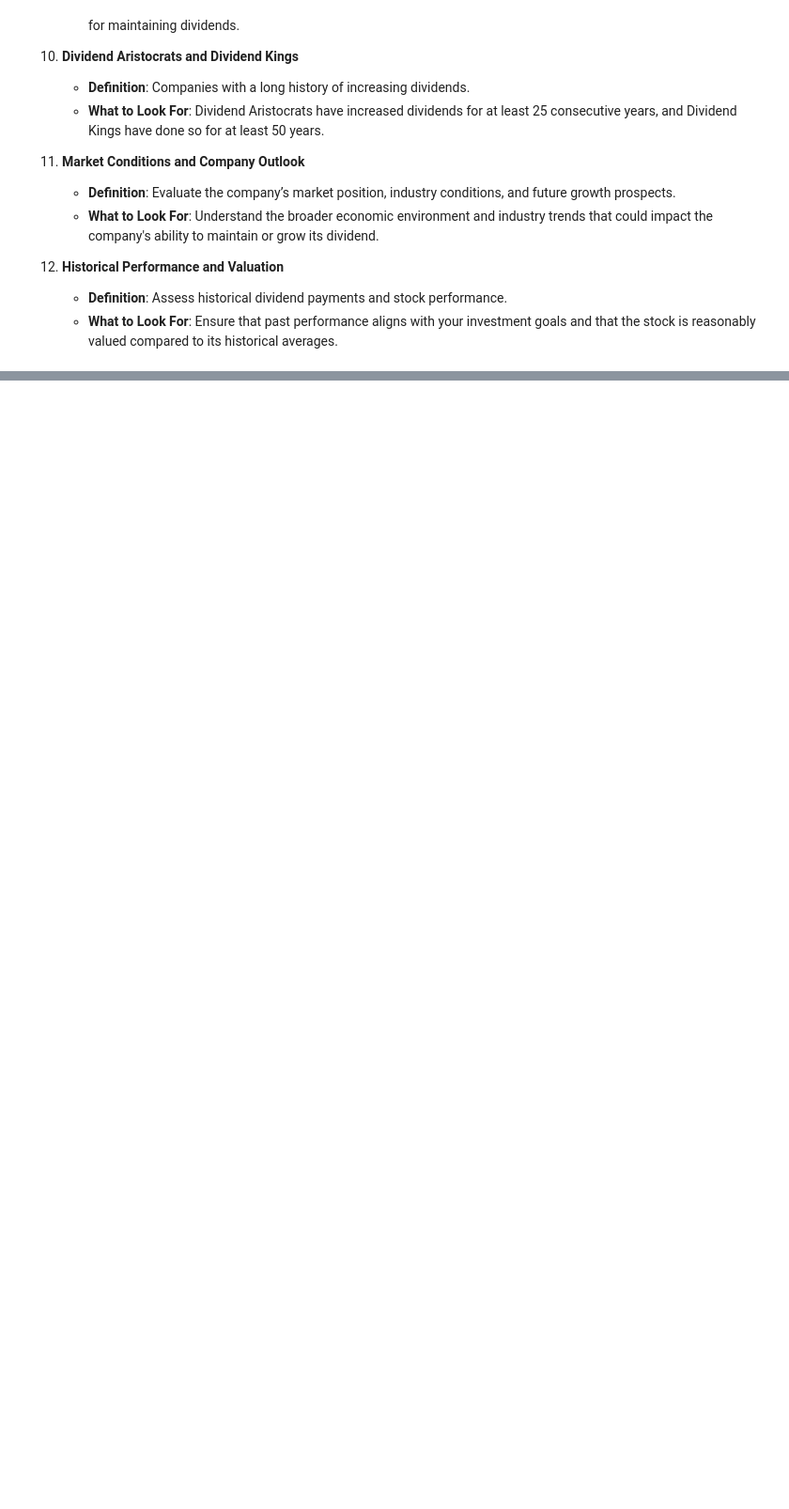
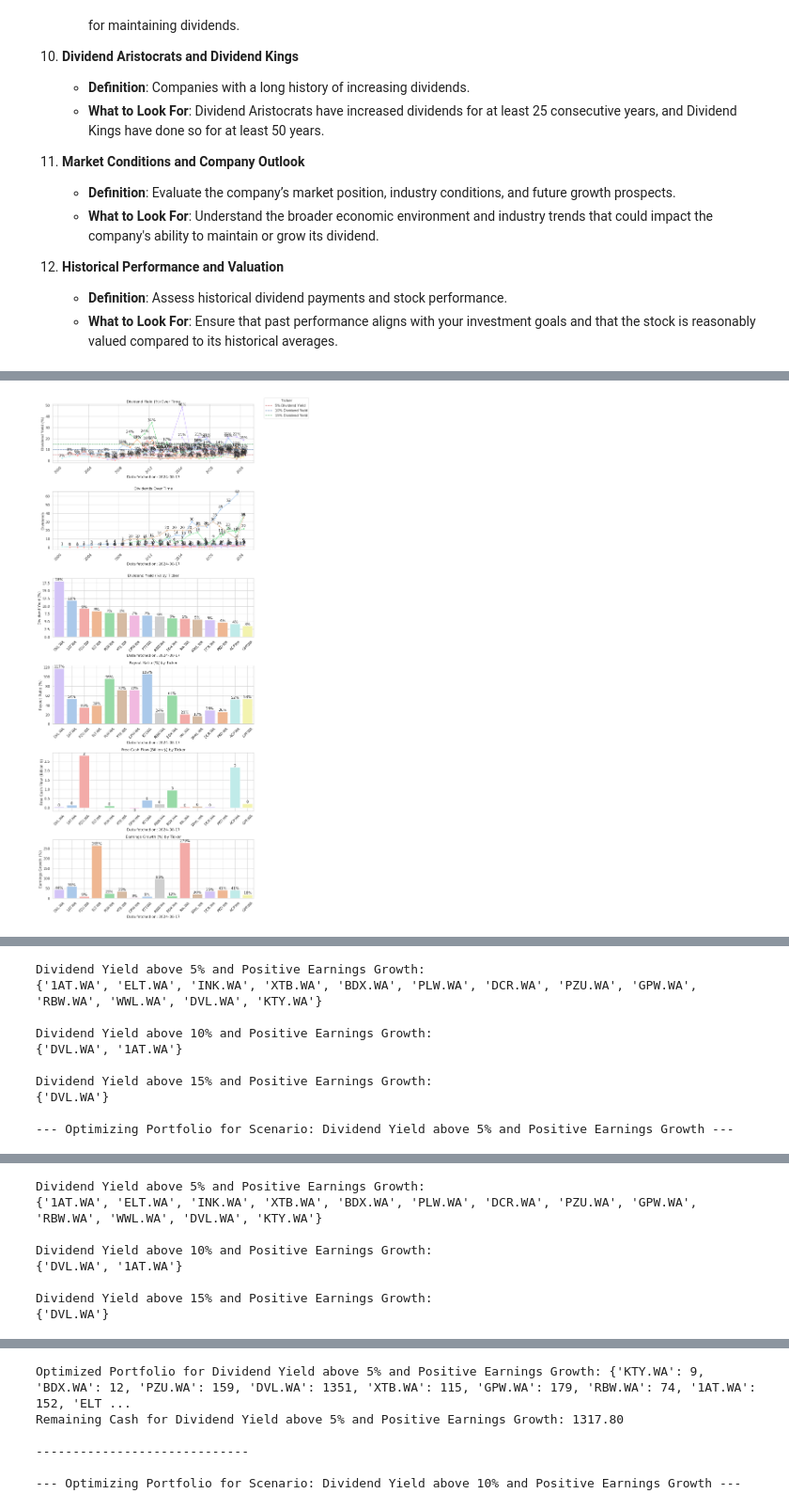
Before and after one commit to KonuTech/stooq, a Jupyter notebook: notebooks/002_dividends_OOP.ipynb, the cells around one changed output, grey strips where cells are left out. Shown at 94% size. Drawn from its saved outputs; the diff is of its cells as text; code cells hidden in the pictures; blank space fills up the shorter version.

Commit message:
added dividend OOP notebook

```diff
--- a/notebooks/002_dividends_OOP.ipynb
+++ b/notebooks/002_dividends_OOP.ipynb
@@ -473,0 +401,48 @@ for scenario, tickers_list in scenarios.items():
+# %%
+import logging
+
+# Ensure logging is configured
+logging.basicConfig(level=logging.INFO, format='%(asctime)s - %(levelname)s - %(message)s')
+
+# Define tickers
+tickers = [
+    'KTY.WA', 'PKO.WA', 'BDX.WA', 'PZU.WA', 'DVL.WA',
+    'XTB.WA', 'GPW.WA', 'RBW.WA', 'GPP.WA', 'ACP.WA',
+    '1AT.WA', 'ELT.WA', 'PLW.WA', 'INK.WA', 'DCR.WA',
+    'WWL.WA'
+]
+
+# Initialize WIGCompanyAnalysis
+wig_analysis = WIGCompanyAnalysis(tickers=tickers)
+
+# Fetch data for analysis
+wig_analysis.fetch_data()
+
+# Plot data and get tickers for each scenario
+scenarios = wig_analysis.plot_data()
+
+# Define available cash
+available_cash = 100000  # Example amount
+
+# Initialize DividendStockPortfolio
+portfolio = DividendStockPortfolio(wig_analysis=wig_analysis, available_cash=available_cash)
+
+# Process each scenario
+for scenario_key, tickers_list in scenarios.items():
+    print(f"\n--- Optimizing Portfolio for Scenario: {scenario_key} ---")
+
+    # Select tickers based on the scenario
+    portfolio.select_tickers_based_on_scenario(scenario_key)
+
+    # Optimize the portfolio
+    portfolio.optimize_portfolio()
+
+    # Retrieve and display the results
+    optimized_portfolio = portfolio.get_portfolio()
+    remaining_cash = portfolio.get_remaining_cash()
+
+    print(f"Optimized Portfolio for {scenario_key}: {optimized_portfolio}")
+    print(f"Remaining Cash for {scenario_key}: {remaining_cash:.2f}")
+
+    print("\n-----------------------------")
+# %% [output]
@@ -473,0 +451 @@ for scenario, tickers_list in scenarios.items():
+[figure, added]
@@ -473,0 +453,10 @@ for scenario, tickers_list in scenarios.items():
+Dividend Yield above 5% and Positive Earnings Growth:
+{'1AT.WA', 'ELT.WA', 'INK.WA', 'XTB.WA', 'BDX.WA', 'PLW.WA', 'DCR.WA', 'PZU.WA', 'GPW.WA', 'RBW.WA', 'WWL.WA', 'DVL.WA', 'KTY.WA'}
+
+Dividend Yield above 10% and Positive Earnings Growth:
+{'DVL.WA', '1AT.WA'}
+
+Dividend Yield above 15% and Positive Earnings Growth:
+{'DVL.WA'}
+
+--- Optimizing Portfolio for Scenario: Dividend Yield above 5% and Positive Earnings Growth ---
@@ -473,0 +467,8 @@ for scenario, tickers_list in scenarios.items():
+Dividend Yield above 5% and Positive Earnings Growth:
+{'1AT.WA', 'ELT.WA', 'INK.WA', 'XTB.WA', 'BDX.WA', 'PLW.WA', 'DCR.WA', 'PZU.WA', 'GPW.WA', 'RBW.WA', 'WWL.WA', 'DVL.WA', 'KTY.WA'}
+
+Dividend Yield above 10% and Positive Earnings Growth:
+{'DVL.WA', '1AT.WA'}
+
+Dividend Yield above 15% and Positive Earnings Growth:
+{'DVL.WA'}
@@ -473,0 +493,6 @@ for scenario, tickers_list in scenarios.items():
+Optimized Portfolio for Dividend Yield above 5% and Positive Earnings Growth: {'KTY.WA': 9, 'BDX.WA': 12, 'PZU.WA': 159, 'DVL.WA': 1351, 'XTB.WA': 115, 'GPW.WA': 179, 'RBW.WA': 74, '1AT.WA': 152, 'ELT ...
+Remaining Cash for Dividend Yield above 5% and Positive Earnings Growth: 1317.80
+
+-----------------------------
+
+--- Optimizing Portfolio for Scenario: Dividend Yield above 10% and Positive Earnings Growth ---
```
Also changed, not shown: parts of 3 cells of this notebook, 1 other file.
